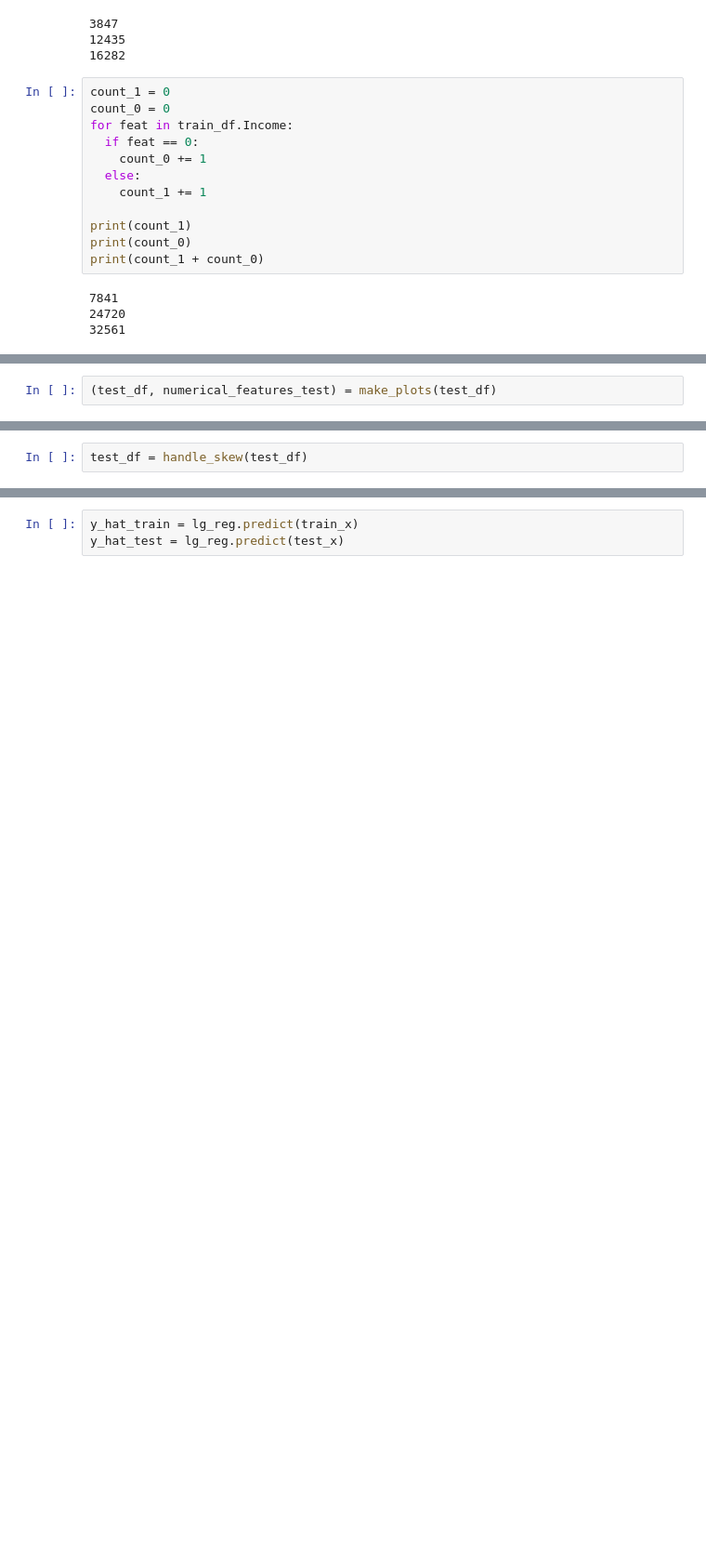
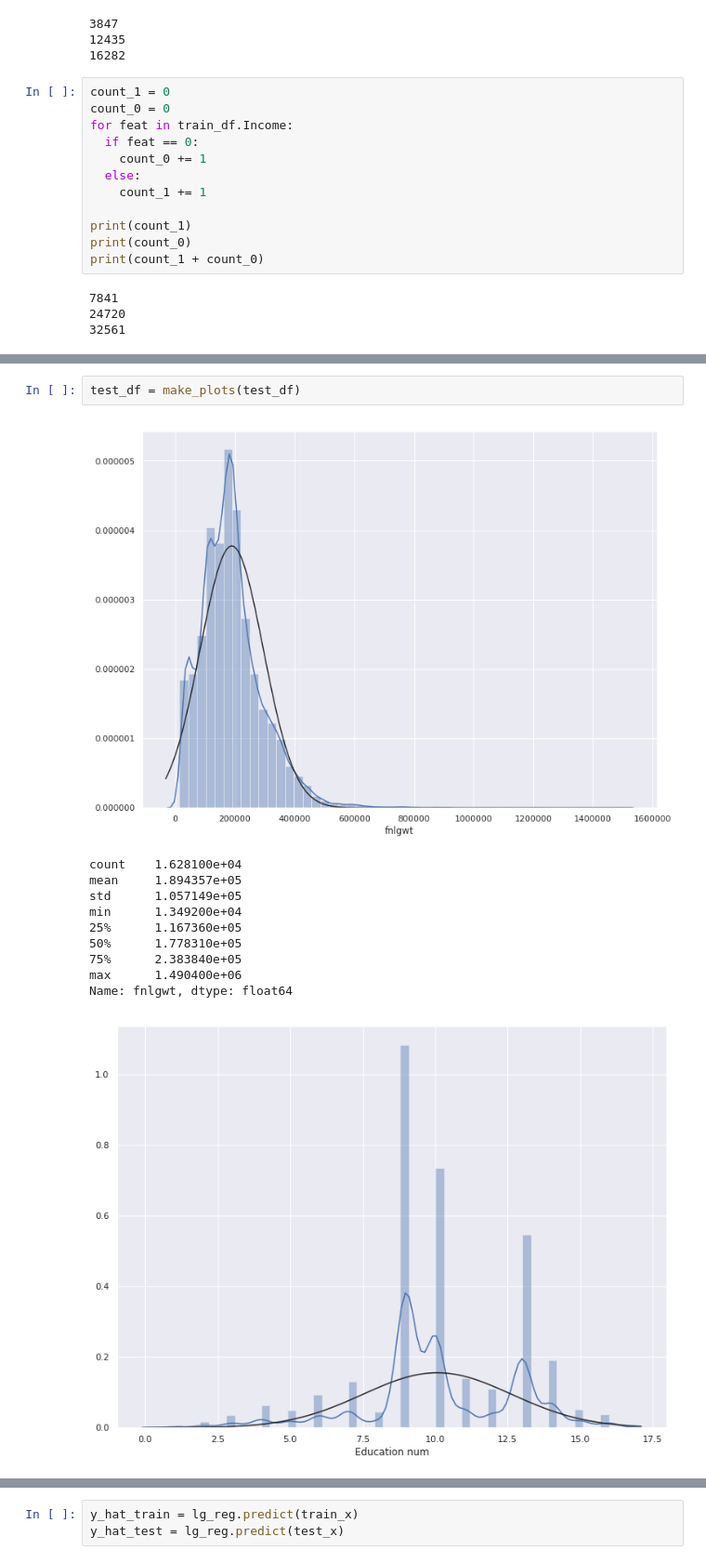
Before and after one commit to justdvnsh/Data-Lit, a Jupyter notebook: logistic_regression/Logistic_Regression_Assignment.ipynb, the cells around one changed output, grey strips where cells are left out. Shown at 93% size. Drawn from its saved outputs; the diff is of its cells as text; blank space fills up the shorter version.

```diff
--- a/logistic_regression/Logistic_Regression_Assignment.ipynb
+++ b/logistic_regression/Logistic_Regression_Assignment.ipynb
@@ -417,2 +327,0 @@ Name: Income, dtype: float64
-# %%
-(test_df, numerical_features_test) = make_plots(test_df)
@@ -507,2 +327,0 @@ Name: fnlgwt, dtype: float64
-# %%
-test_df = handle_skew(test_df)
@@ -648,0 +426,14 @@ LogisticRegression(C=1.0, class_weight=None, dual=False, fit_intercept=True,
+# %%
+test_df = make_plots(test_df)
+# %% [output]
+[figure, added]
+count    1.628100e+04
+mean     1.894357e+05
+std      1.057149e+05
+min      1.349200e+04
+25%      1.167360e+05
+50%      1.778310e+05
+75%      2.383840e+05
+max      1.490400e+06
+Name: fnlgwt, dtype: float64
+[figure, added]
```
Also changed, not shown: parts of 65 cells of this notebook.
